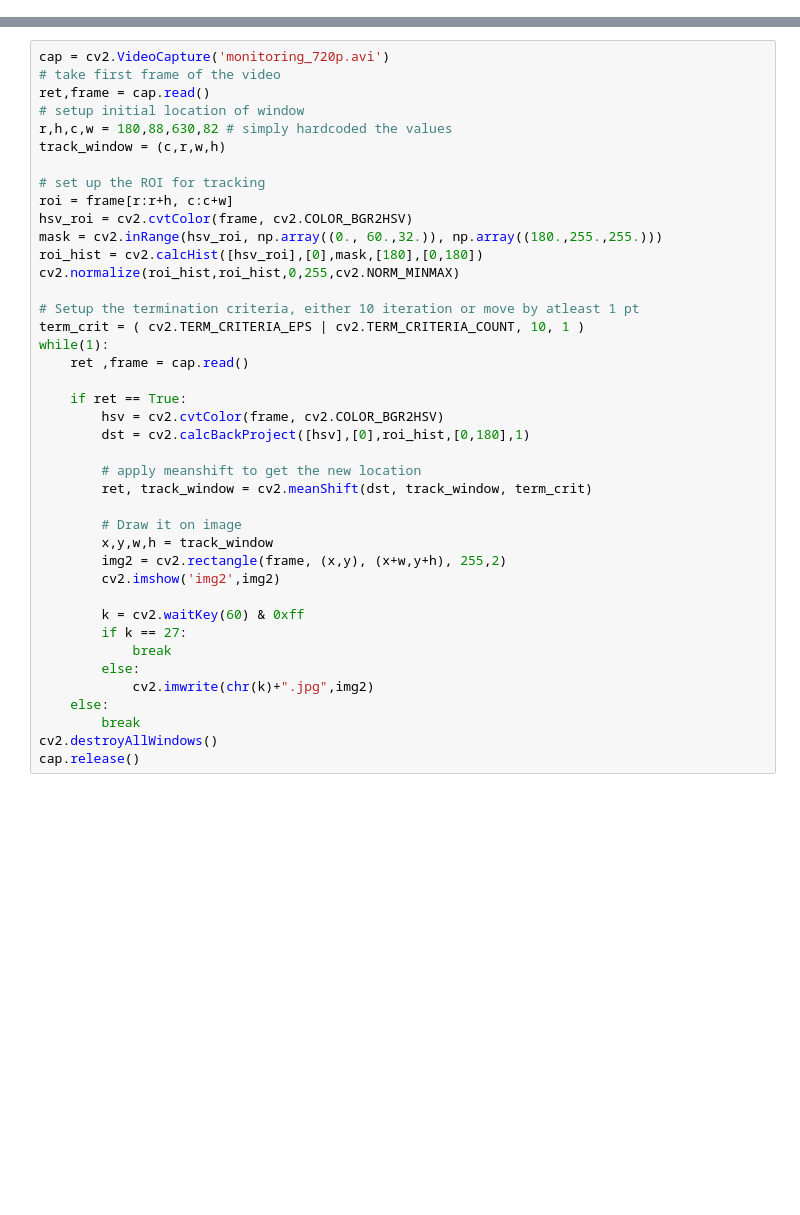
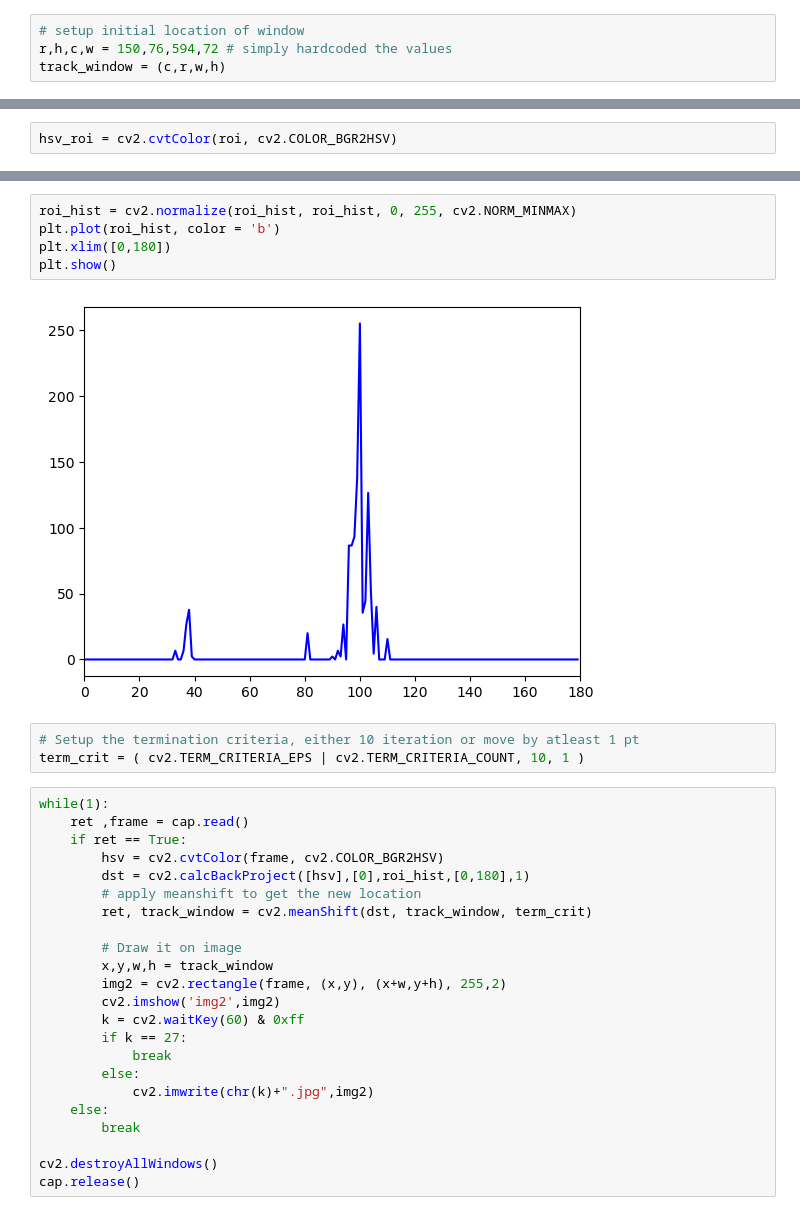
Before and after one commit to jjy3323/ip2023, a Jupyter notebook: 1.6.1 Meanshift and Camshift.ipynb, the cells around one changed output, grey strips where cells are left out. Saved outputs shown, nothing was run; the diff lists cells and outputs as text; blank space fills up the shorter version.

```diff
--- a/1.6.1 Meanshift and Camshift.ipynb
+++ b/1.6.1 Meanshift and Camshift.ipynb
@@ -3,0 +22,4 @@ import cv2
+# %%
+# setup initial location of window
+r,h,c,w = 150,76,594,72 # simply hardcoded the values
+track_window = (c,r,w,h)
@@ -3,0 +33,2 @@ import cv2
+# %%
+hsv_roi = cv2.cvtColor(roi, cv2.COLOR_BGR2HSV)
@@ -4,27 +55,19 @@ import cv2
+# %%
+roi_hist = cv2.normalize(roi_hist, roi_hist, 0, 255, cv2.NORM_MINMAX)
+plt.plot(roi_hist, color = 'b')
+plt.xlim([0,180])
+plt.show()
+# %% [output]
+[figure, added]
+# %%
+# Setup the termination criteria, either 10 iteration or move by atleast 1 pt
+term_crit = ( cv2.TERM_CRITERIA_EPS | cv2.TERM_CRITERIA_COUNT, 10, 1 )
 # %%
-cap = cv2.VideoCapture('monitoring_720p.avi')
-# take first frame of the video
-ret,frame = cap.read()
-# setup initial location of window
-r,h,c,w = 180,88,630,82 # simply hardcoded the values
-track_window = (c,r,w,h)
-
-# set up the ROI for tracking
-roi = frame[r:r+h, c:c+w]
-hsv_roi = cv2.cvtColor(frame, cv2.COLOR_BGR2HSV)
-mask = cv2.inRange(hsv_roi, np.array((0., 60.,32.)), np.array((180.,255.,255.)))
-roi_hist = cv2.calcHist([hsv_roi],[0],mask,[180],[0,180])
-cv2.normalize(roi_hist,roi_hist,0,255,cv2.NORM_MINMAX)
-
-# Setup the termination criteria, either 10 iteration or move by atleast 1 pt
-term_crit = ( cv2.TERM_CRITERIA_EPS | cv2.TERM_CRITERIA_COUNT, 10, 1 )
 while(1):
     ret ,frame = cap.read()
-
     if ret == True:
         hsv = cv2.cvtColor(frame, cv2.COLOR_BGR2HSV)
         dst = cv2.calcBackProject([hsv],[0],roi_hist,[0,180],1)
-
         # apply meanshift to get the new location
         ret, track_window = cv2.meanShift(dst, track_window, term_crit)
 
@@ -32,7 +75,6 @@ while(1):
         x,y,w,h = track_window
         img2 = cv2.rectangle(frame, (x,y), (x+w,y+h), 255,2)
         cv2.imshow('img2',img2)
-
         k = cv2.waitKey(60) & 0xff
         if k == 27:
             break
@@ -40,5 +82,6 @@ while(1):
             cv2.imwrite(chr(k)+".jpg",img2)
     else:
         break
+
 cv2.destroyAllWindows()
 cap.release()
```
Also changed, not shown: parts of 19 cells of this notebook, 2 other files.
